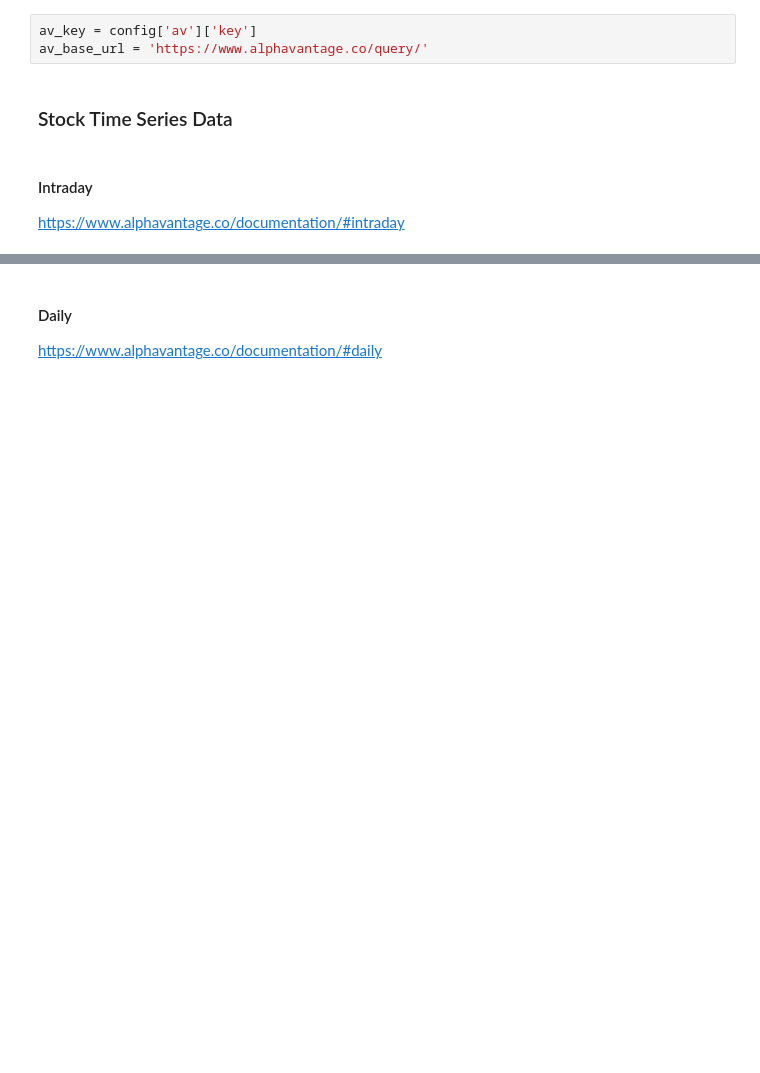
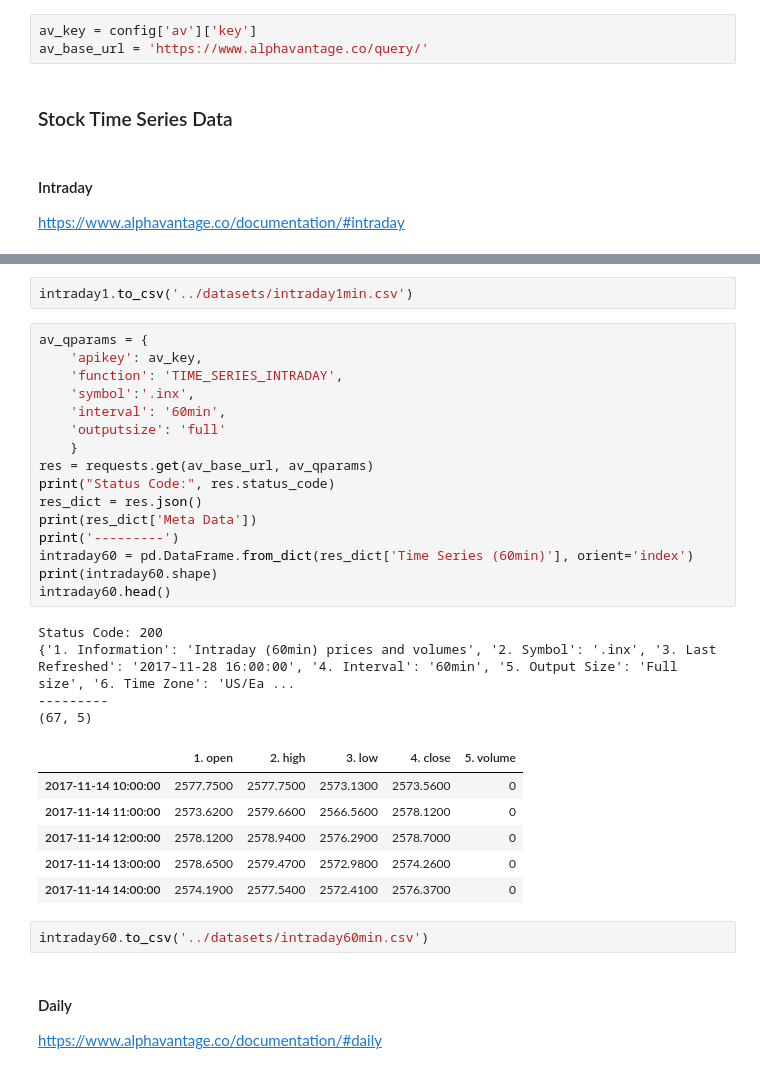
Before and after one commit to lcm98/GA_Capstone, a Jupyter notebook: data_gathering/DataGathering.ipynb, the cells around one changed output, grey strips where cells are left out. Drawn from its saved outputs; the diff is of its cells as text; blank space fills up the shorter version.

```diff
--- a/DataGathering.ipynb
+++ b/data_gathering/DataGathering.ipynb
@@ -65,3 +67,34 @@ Status Code: 200
+# %%
+intraday1.to_csv('../datasets/intraday1min.csv')
+# %%
+av_qparams = {
+    'apikey': av_key,
+    'function': 'TIME_SERIES_INTRADAY',
+    'symbol':'.inx',
+    'interval': '60min',
+    'outputsize': 'full'
+    }
+res = requests.get(av_base_url, av_qparams)
+print("Status Code:", res.status_code)
+res_dict = res.json()
+print(res_dict['Meta Data'])
+print('---------')
+intraday60 = pd.DataFrame.from_dict(res_dict['Time Series (60min)'], orient='index')
+print(intraday60.shape)
+intraday60.head()
+# %% [output]
+Status Code: 200
+{'1. Information': 'Intraday (60min) prices and volumes', '2. Symbol': '.inx', '3. Last Refreshed': '2017-11-28 16:00:00', '4. Interval': '60min', '5. Output Size': 'Full size', '6. Time Zone': 'US/Ea ...
+---------
+(67, 5)
+|  | 1. open | 2. high | 3. low | 4. close | 5. volume |
+| 2017-11-14 10:00:00 | 2577.7500 | 2577.7500 | 2573.1300 | 2573.5600 | 0 |
+| 2017-11-14 11:00:00 | 2573.6200 | 2579.6600 | 2566.5600 | 2578.1200 | 0 |
+| 2017-11-14 12:00:00 | 2578.1200 | 2578.9400 | 2576.2900 | 2578.7000 | 0 |
+| 2017-11-14 13:00:00 | 2578.6500 | 2579.4700 | 2572.9800 | 2574.2600 | 0 |
+| 2017-11-14 14:00:00 | 2574.1900 | 2577.5400 | 2572.4100 | 2576.3700 | 0 |
+# %%
+intraday60.to_csv('../datasets/intraday60min.csv')
 # %% [markdown]
 #### Daily
 
```
Also changed, not shown: parts of 17 cells of this notebook, 13 other files.
